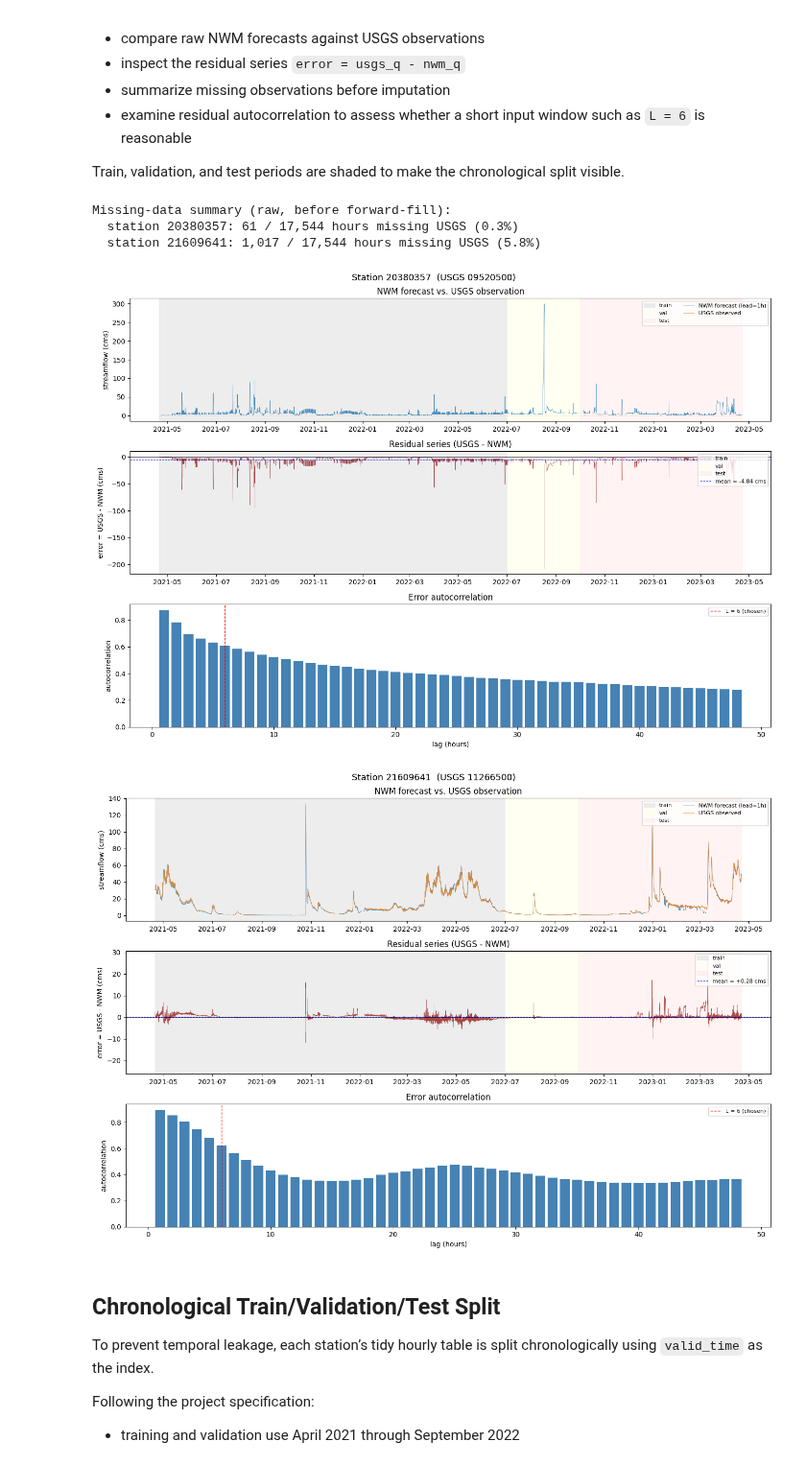
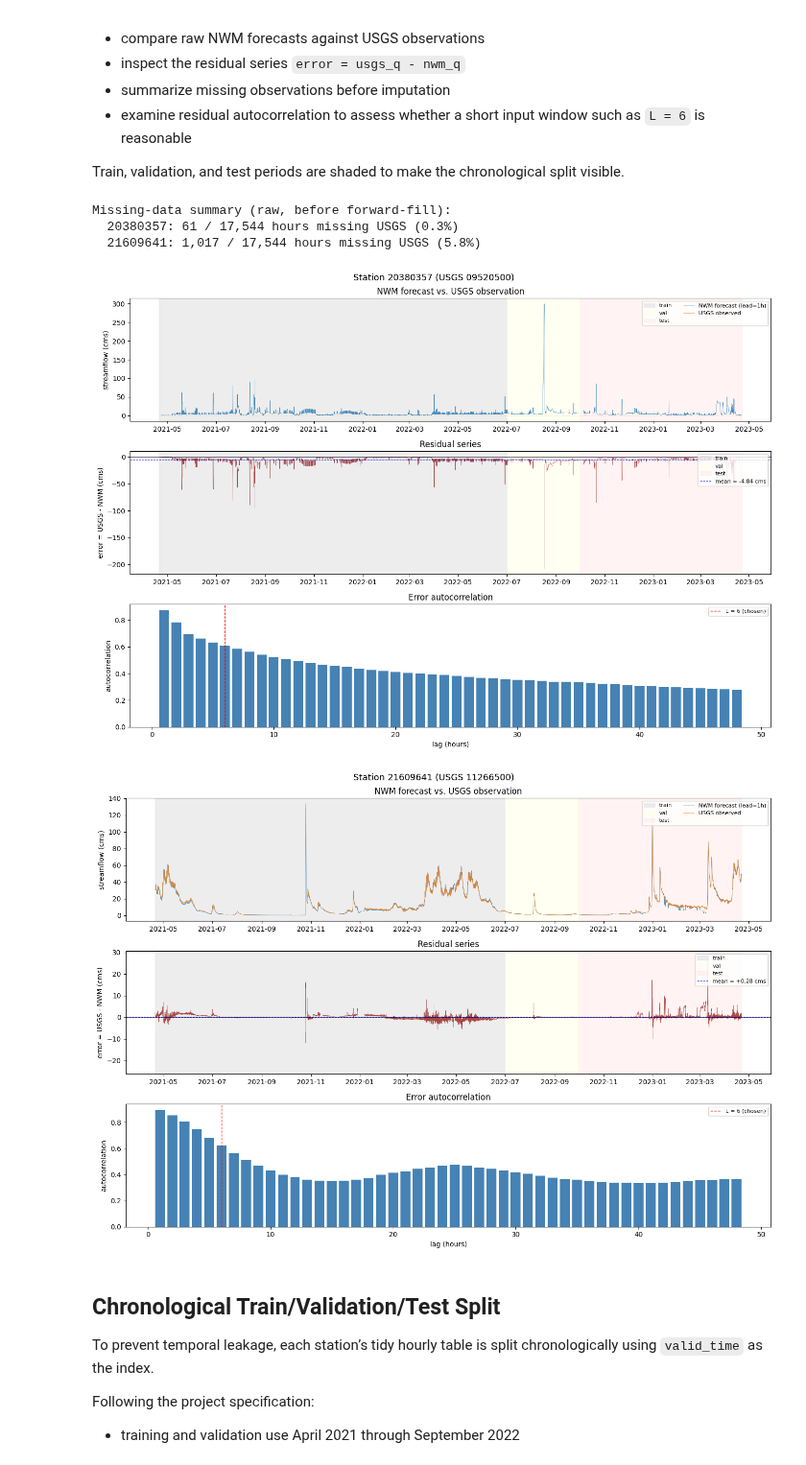
Before and after one commit to zachshotwell/AI-FinalProject-GroupSCR, a Jupyter notebook: RunoffForecastingProject/RunoffForecasting.ipynb, the cells around one changed output. Shown at 96% size. Saved outputs shown, nothing was run; the diff lists cells and outputs as text; code cells hidden in the pictures.

Commit message:
Code refactoring, more markdown cells

```diff
--- a/RunoffForecastingProject/RunoffForecasting.ipynb
+++ b/RunoffForecastingProject/RunoffForecasting.ipynb
@@ -380,33 +207,29 @@ The goals are to:
 
 Train, validation, and test periods are shaded to make the chronological split visible.
 # %%
-def load_tidy(station_id: str, data_root: Path = Path("data")) -> pd.DataFrame:
-    df = pd.read_parquet(data_root / station_id / f"tidy_{station_id}.parquet")
+def load_tidy(station_id):
+    df = pd.read_parquet(DATA_ROOT / station_id / f"tidy_{station_id}.parquet")
     df = df[df["lead_h"] == 1].set_index("valid_time").sort_index()
     return df[["nwm_q", "usgs_q", "error"]]
 
-def shade_splits(ax) -> None:
-    """Shade train / val / test windows. Uses the same boundaries as the split cell."""
-    boundaries = [
-        ("2021-04-21", "2022-07-01", "lightgray", "train"),
-        ("2022-07-01", "2022-10-01", "lightyellow", "val"),
-        ("2022-10-01", "2023-04-22", "mistyrose", "test"),
-    ]
-    for start, end, color, label in boundaries:
-        ax.axvspan(pd.Timestamp(start, tz="UTC"),
-                   pd.Timestamp(end, tz="UTC"),
+SPLITS = [
+    ("2021-04-21", "2022-07-01", "lightgray",   "train"),
+    ("2022-07-01", "2022-10-01", "lightyellow", "val"),
+    ("2022-10-01", "2023-04-22", "mistyrose",   "test"),
+]
+
+def shade_splits(ax):
+    for start, end, color, label in SPLITS:
+        ax.axvspan(pd.Timestamp(start, tz="UTC"), pd.Timestamp(end, tz="UTC"),
                    alpha=0.4, color=color, label=label)
 
-def plot_station(station_id: str, usgs_id: str) -> None:
-    df = load_tidy(station_id)
+def plot_station(df, station_id, usgs_id):
+    fig, axes = plt.subplots(3, 1, figsize=(14, 10))
+    fig.suptitle(f"Station {station_id} (USGS {usgs_id})", fontsize=13)
 
-    fig, axes = plt.subplots(3, 1, figsize=(14, 10), sharex=False)
-    fig.suptitle(f"Station {station_id}  (USGS {usgs_id})", fontsize=13)
-
-    # 1. NWM vs USGS overlay
     ax = axes[0]
     shade_splits(ax)
-    ax.plot(df.index, df["nwm_q"], lw=0.5, alpha=0.8, label="NWM forecast (lead=1h)")
+    ax.plot(df.index, df["nwm_q"],  lw=0.5, alpha=0.8, label="NWM forecast (lead=1h)")
     ax.plot(df.index, df["usgs_q"], lw=0.5, alpha=0.8, label="USGS observed")
     ax.set_ylabel("streamflow (cms)")
     ax.set_title("NWM forecast vs. USGS observation")
@@ -414,63 +237,49 @@ def plot_station(station_id: str, usgs_id: str) -> None:
     ax.xaxis.set_major_locator(mdates.MonthLocator(interval=2))
     ax.xaxis.set_major_formatter(mdates.DateFormatter("%Y-%m"))
 
-    # 2. Error series
     ax = axes[1]
     shade_splits(ax)
     ax.plot(df.index, df["error"], lw=0.4, color="darkred", alpha=0.7)
     ax.axhline(0, color="black", lw=0.5)
     ax.axhline(df["error"].mean(), color="blue", lw=0.8, ls="--",
                label=f"mean = {df['error'].mean():+.2f} cms")
     ax.set_ylabel("error = USGS - NWM (cms)")
-    ax.set_title("Residual series (USGS - NWM)")
+    ax.set_title("Residual series")
     ax.legend(loc="upper right", fontsize=8)
     ax.xaxis.set_major_locator(mdates.MonthLocator(interval=2))
     ax.xaxis.set_major_formatter(mdates.DateFormatter("%Y-%m"))
 
-    # 3. Autocorrelation of the error series
     ax = axes[2]
     err = df["error"].dropna().values
-    lags = np.arange(1, 49)  # 48 hours
-    err_centered = err - err.mean()
-    var = (err_centered ** 2).mean()
-    acf = np.array([
-        (err_centered[:-k] * err_centered[k:]).mean() / var if var > 0 else 0
-        for k in lags
-    ])
+    err = err - err.mean()
+    var = (err ** 2).mean()
+    lags = np.arange(1, 49)
+    acf = np.array([(err[:-k] * err[k:]).mean() / var for k in lags])
     ax.bar(lags, acf, width=0.8, color="steelblue")
     ax.axhline(0, color="black", lw=0.5)
     ax.axvline(6, color="red", lw=1, ls="--", label="L = 6 (chosen)")
     ax.set_xlabel("lag (hours)")
     ax.set_ylabel("autocorrelation")
     ax.set_title("Error autocorrelation")
     ax.legend(loc="upper right", fontsize=8)
 
     plt.tight_layout()
     plt.show()
 
-def report_missing(station_id: str) -> None:
-    df = load_tidy(station_id)
-    n = len(df)
-    n_missing = df["usgs_q"].isna().sum()
-    print(f"  station {station_id}: "
-          f"{n_missing:,} / {n:,} hours missing USGS ({n_missing/n:.1%})")
+print("Missing-data summary (raw, before forward-fill):")
+for sid in stations:
+    df = load_tidy(sid)
+    n, n_missing = len(df), df["usgs_q"].isna().sum()
+    print(f"  {sid}: {n_missing:,} / {n:,} hours missing USGS ({n_missing/n:.1%})")
 
-def main() -> None:
-    stations = {"20380357": "09520500", "21609641": "11266500"}
-    print("Missing-data summary (raw, before forward-fill):")
-    for sid in stations:
-        report_missing(sid)
-    print()
-    for sid, usgs_id in stations.items():
-        plot_station(sid, usgs_id)
-
-main()
+for sid, usgs_id in stations.items():
+    plot_station(load_tidy(sid), sid, usgs_id)
 # %% [output]
 Missing-data summary (raw, before forward-fill):
-  station 20380357: 61 / 17,544 hours missing USGS (0.3%)
-  station 21609641: 1,017 / 17,544 hours missing USGS (5.8%)
+  20380357: 61 / 17,544 hours missing USGS (0.3%)
+  21609641: 1,017 / 17,544 hours missing USGS (5.8%)
-[figure, old version]
+[figure, new version]
-[figure, old version]
+[figure, new version]
 # %% [markdown]
 ## Chronological Train/Validation/Test Split
 
```
Also changed, not shown: parts of 18 cells of this notebook.
